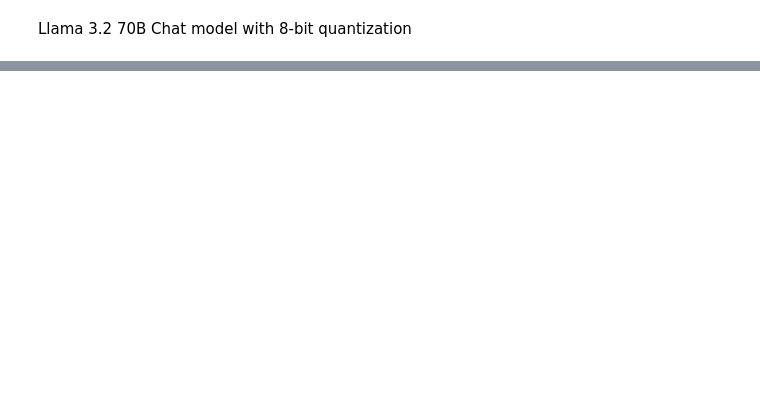
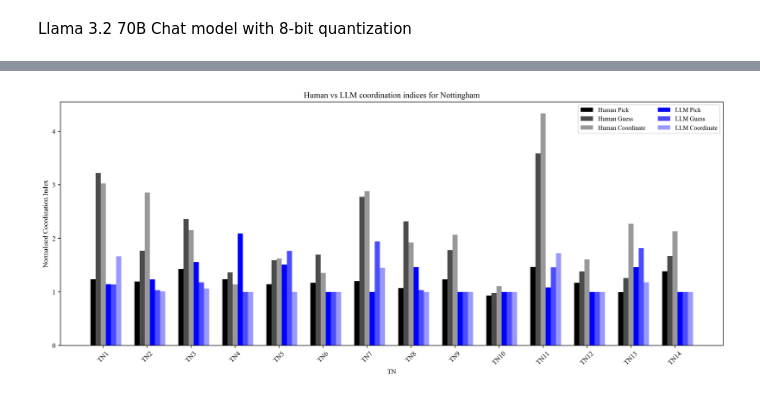
Before and after one commit to EmanueleLM/focal-points, a Jupyter notebook: playground.ipynb, the cells around one changed output, grey strips where cells are left out. Cells and saved outputs as stored; diff of their text form; code cells hidden in the pictures; blank space fills up the shorter version.

```diff
--- a/playground.ipynb
+++ b/playground.ipynb
@@ -72,0 +292,68 @@ available_llms
+# %%
+import matplotlib.pyplot as plt
+import numpy as np
+
+# Human data for Nottingham
+human_data = {'TN1': {'pick': 1.235, 'guess': 3.22, 'coordinate': 3.03},
+              'TN2': {'pick': 1.195, 'guess': 1.77, 'coordinate': 2.855},
+              'TN3': {'pick': 1.43, 'guess': 2.36, 'coordinate': 2.15},
+              'TN4': {'pick': 1.235, 'guess': 1.36, 'coordinate': 1.1425},
+              'TN5': {'pick': 1.145, 'guess': 1.59, 'coordinate': 1.625},
+              'TN6': {'pick': 1.17, 'guess': 1.695, 'coordinate': 1.355},
+              'TN7': {'pick': 1.2, 'guess': 2.775, 'coordinate': 2.88},
+              'TN8': {'pick': 1.07, 'guess': 2.315, 'coordinate': 1.92},
+              'TN9': {'pick': 1.23, 'guess': 1.78, 'coordinate': 2.065},
+              'TN10': {'pick': 0.93, 'guess': 0.98, 'coordinate': 1.105},
+              'TN11': {'pick': 1.465, 'guess': 3.585, 'coordinate': 4.335},
+              'TN12': {'pick': 1.17, 'guess': 1.38, 'coordinate': 1.61},
+              'TN13': {'pick': 0.995, 'guess': 1.26, 'coordinate': 2.275},
+              'TN14': {'pick': 1.385, 'guess': 1.675, 'coordinate': 2.13}}
+
+# LLM data for Nottingham
+llm_data = {'TN1': {'pick': 1.144841, 'guess': 1.136905, 'coordinate': 1.662698},
+            'TN2': {'pick': 1.232143, 'guess': 1.032738, 'coordinate': 1.008929},
+            'TN3': {'pick': 1.555556, 'guess': 1.178571, 'coordinate': 1.064484},
+            'TN4': {'pick': 2.087798, 'guess': 1.0, 'coordinate': 1.0},
+            'TN5': {'pick': 1.508929, 'guess': 1.761905, 'coordinate': 1.0},
+            'TN6': {'pick': 1.0, 'guess': 1.0, 'coordinate': 1.0},
+            'TN7': {'pick': 1.0, 'guess': 1.938988, 'coordinate': 1.450893},
+            'TN8': {'pick': 1.464286, 'guess': 1.032738, 'coordinate': 1.0},
+            'TN9': {'pick': 1.0, 'guess': 1.0, 'coordinate': 1.0},
+            'TN10': {'pick': 1.0, 'guess': 1.0, 'coordinate': 1.0},
+            'TN11': {'pick': 1.083333, 'guess': 1.458333, 'coordinate': 1.721726},
+            'TN12': {'pick': 1.0, 'guess': 1.0, 'coordinate': 1.0},
+            'TN13': {'pick': 1.464286, 'guess': 1.818452, 'coordinate': 1.178571},
+            'TN14': {'pick': 1.0, 'guess': 1.0, 'coordinate': 1.0}}
+
+TAs = list(human_data.keys())
+tasks = ['pick', 'guess', 'coordinate']
+
+x = np.arange(len(TAs))  # the label locations
+width = 0.35  # width of bar group
+
+fig, ax = plt.subplots(figsize=(14,6))
+
+# Human bars (black)
+human_vals = np.array([[human_data[ta][task] for task in tasks] for ta in TAs])
+ax.bar(x - width/2, human_vals[:,0], width/3, color='black', label='Human Pick')
+ax.bar(x - width/2 + width/3, human_vals[:,1], width/3, color='black', alpha=0.7, label='Human Guess')
+ax.bar(x - width/2 + 2*width/3, human_vals[:,2], width/3, color='black', alpha=0.4, label='Human Coordinate')
+
+# LLM bars (blue)
+llm_vals = np.array([[llm_data[ta][task] for task in tasks] for ta in TAs])
+ax.bar(x + width/2, llm_vals[:,0], width/3, color='blue', label='LLM Pick')
+ax.bar(x + width/2 + width/3, llm_vals[:,1], width/3, color='blue', alpha=0.7, label='LLM Guess')
+ax.bar(x + width/2 + 2*width/3, llm_vals[:,2], width/3, color='blue', alpha=0.4, label='LLM Coordinate')
+
+# Labels and formatting
+ax.set_ylabel('Normalised Coordination Index')
+ax.set_xlabel('TN')
+ax.set_title('Human vs LLM coordination indices for Nottingham')
+ax.set_xticks(x + width/6)
+ax.set_xticklabels(TAs)
+ax.legend(ncol=2, fontsize=9)
+plt.xticks(rotation=45)
+plt.tight_layout()
+plt.show()
+# %% [output]
+[figure, added]
```
Also changed, not shown: parts of 7 cells of this notebook, 44 other files.
